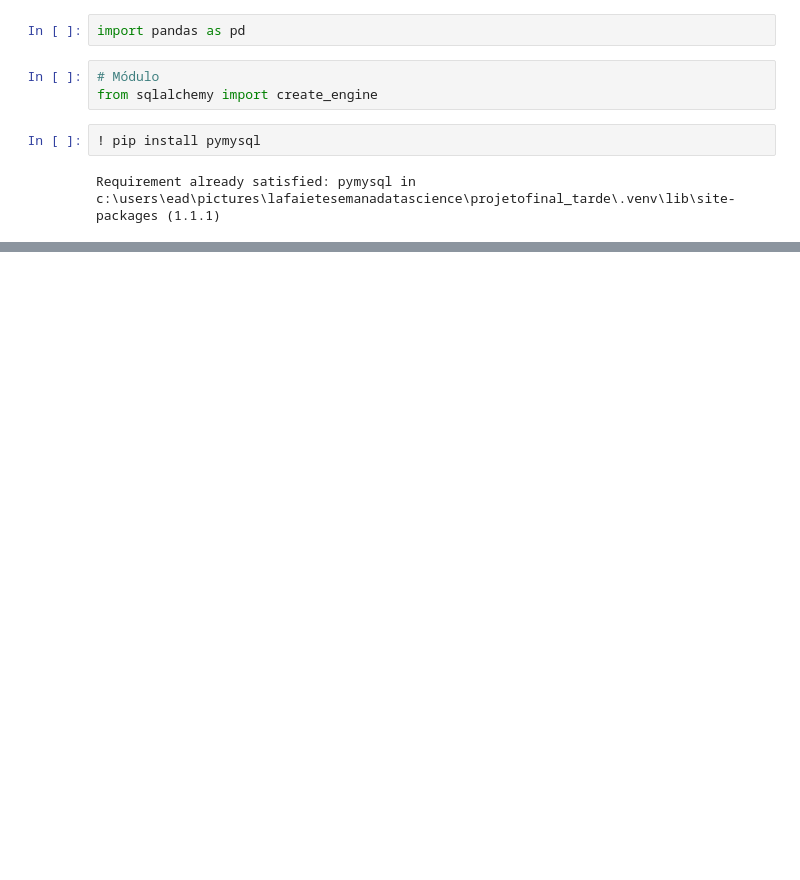
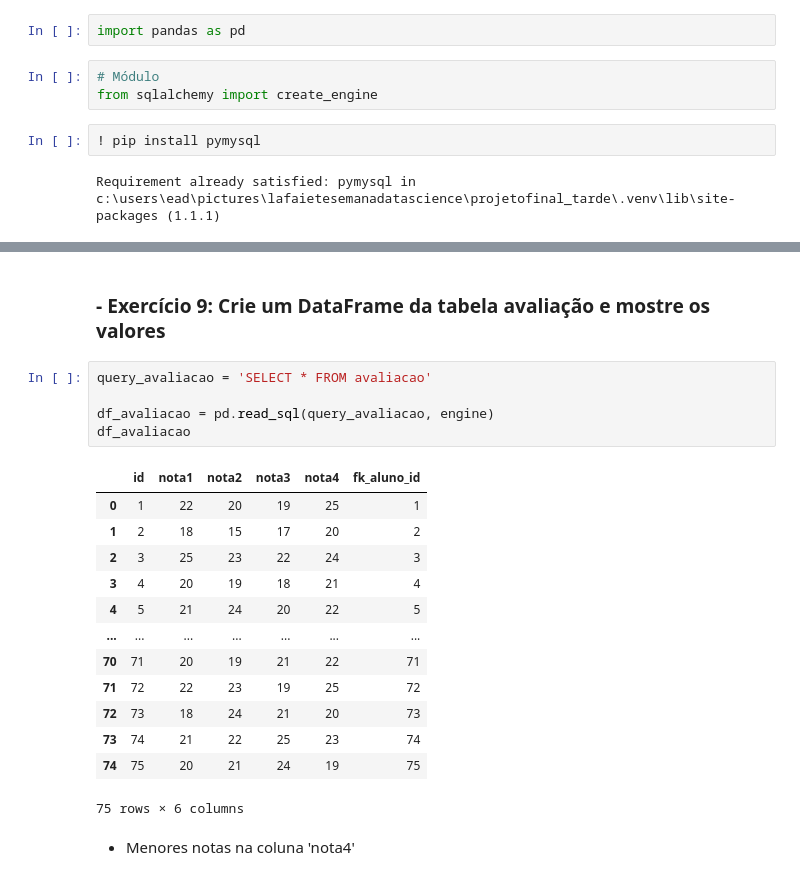
Before and after one commit to Lafaietepedro/projetofinal_tarde, a Jupyter notebook: notebook_tarde.ipynb, the cells around one changed output, grey strips where cells are left out. Drawn from its saved outputs; the diff is of its cells as text; blank space fills up the shorter version.

```diff
--- a/notebook_tarde.ipynb
+++ b/notebook_tarde.ipynb
@@ -37,0 +256,23 @@ OperationalError: (pymysql.err.OperationalError) (2003, "Can't connect to MySQL
+# %% [markdown]
+### - Exercício 9: Crie um DataFrame da tabela avaliação e mostre os valores
+# %%
+query_avaliacao = 'SELECT * FROM avaliacao'
+
+df_avaliacao = pd.read_sql(query_avaliacao, engine)
+df_avaliacao
+# %% [output]
+|  | id | nota1 | nota2 | nota3 | nota4 | fk_aluno_id |
+| 0 | 1 | 22 | 20 | 19 | 25 | 1 |
+| 1 | 2 | 18 | 15 | 17 | 20 | 2 |
+| 2 | 3 | 25 | 23 | 22 | 24 | 3 |
+| 3 | 4 | 20 | 19 | 18 | 21 | 4 |
+| 4 | 5 | 21 | 24 | 20 | 22 | 5 |
+| ... | ... | ... | ... | ... | ... | ... |
+| 70 | 71 | 20 | 19 | 21 | 22 | 71 |
+| 71 | 72 | 22 | 23 | 19 | 25 | 72 |
+| 72 | 73 | 18 | 24 | 21 | 20 | 73 |
+| 73 | 74 | 21 | 22 | 25 | 23 | 74 |
+| 74 | 75 | 20 | 21 | 24 | 19 | 75 |
+75 rows × 6 columns
+# %% [markdown]
+- Menores notas na coluna 'nota4'
```
Also changed, not shown: parts of 51 cells of this notebook, 4 other files.
